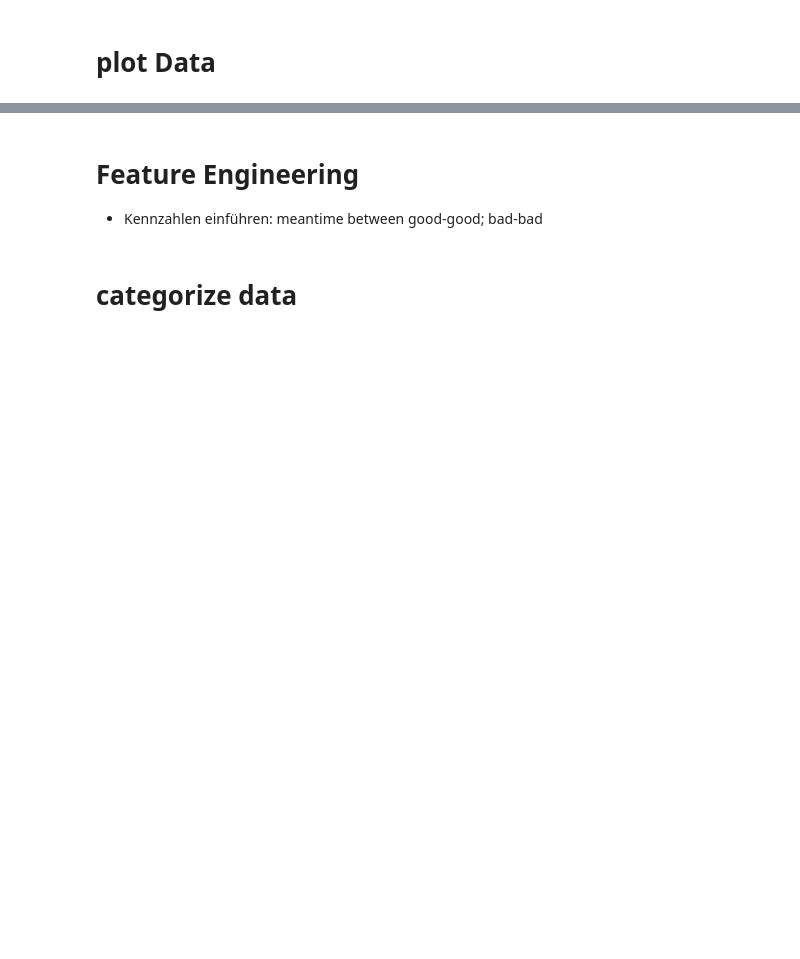
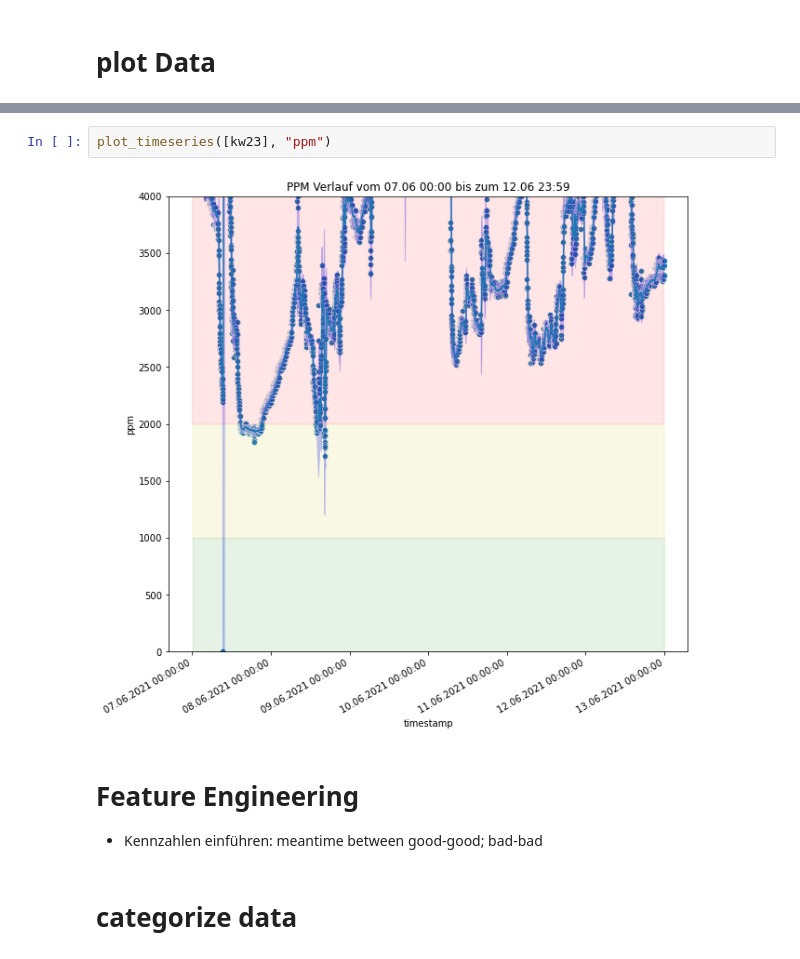
Before and after one commit to MatthiasSimons/airquality-measurement-device, a Jupyter notebook: airquality_analysis.ipynb, the cells around one changed output, grey strips where cells are left out. Cells and saved outputs as stored; diff of their text form; blank space fills up the shorter version.

```diff
--- a/airquality_analysis.ipynb
+++ b/airquality_analysis.ipynb
@@ -109,3 +141,7 @@ plt.show()
+# %%
+plot_timeseries([kw23], "ppm")
+# %% [output]
+[figure, added]
 # %% [markdown]
 # Feature Engineering
 - Kennzahlen einführen: meantime between good-good; bad-bad
```
Also changed, not shown: parts of 23 cells of this notebook, 6 other files.
